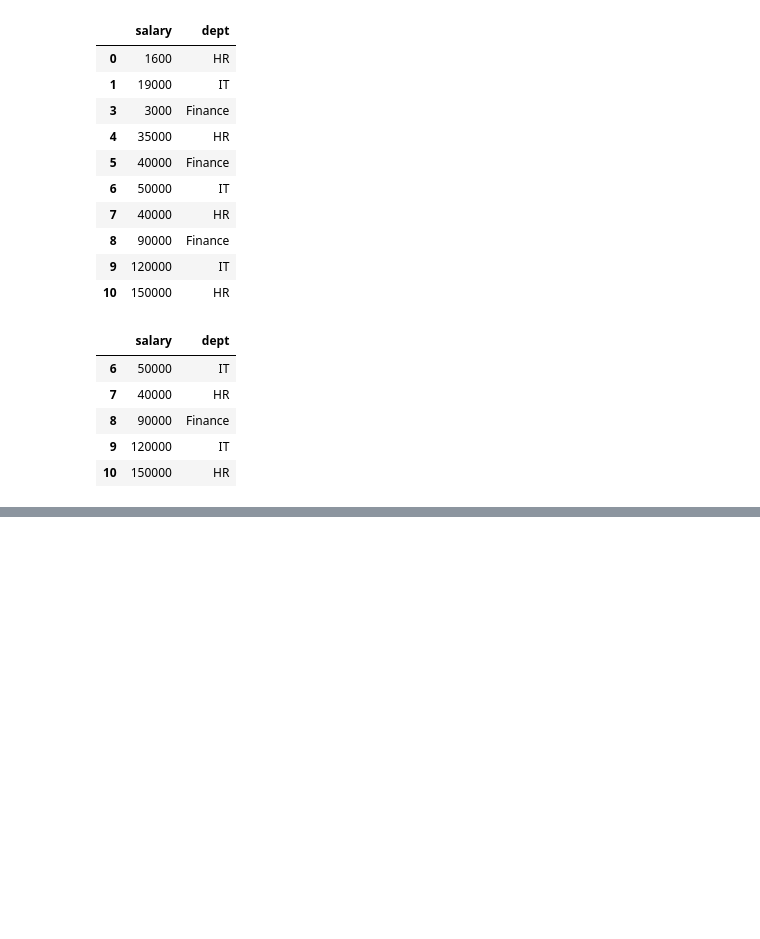
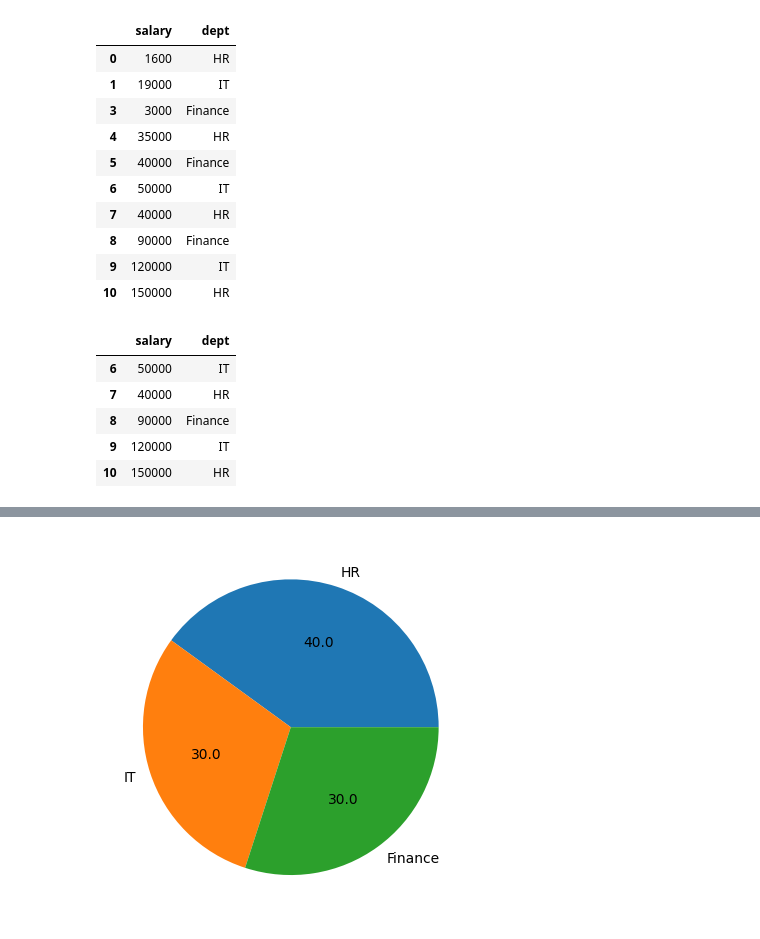
Before and after one commit to Shubham-Jana-Dev/Ardent-ML-learning-with-python-2026, a Jupyter notebook: Mar-02-2026/matplot.ipynb, the cells around one changed output, grey strips where cells are left out. Cells and saved outputs as stored; diff of their text form; code cells hidden in the pictures; blank space fills up the shorter version.

```diff
--- a/Mar-02-2026/matplot.ipynb
+++ b/Mar-02-2026/matplot.ipynb
@@ -134,0 +168,5 @@ df.tail()
+# %%
+plt.pie(count, labels = count.index, autopct = '%1.1f')
+plt.show()
+# %% [output]
+[figure, added]
```
Also changed, not shown: parts of 8 cells of this notebook.
